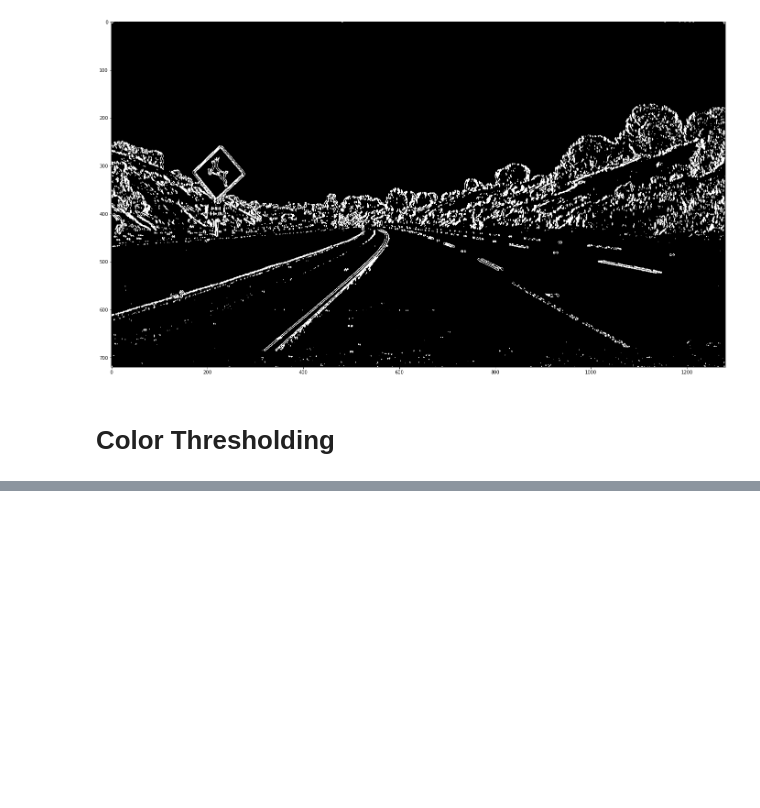
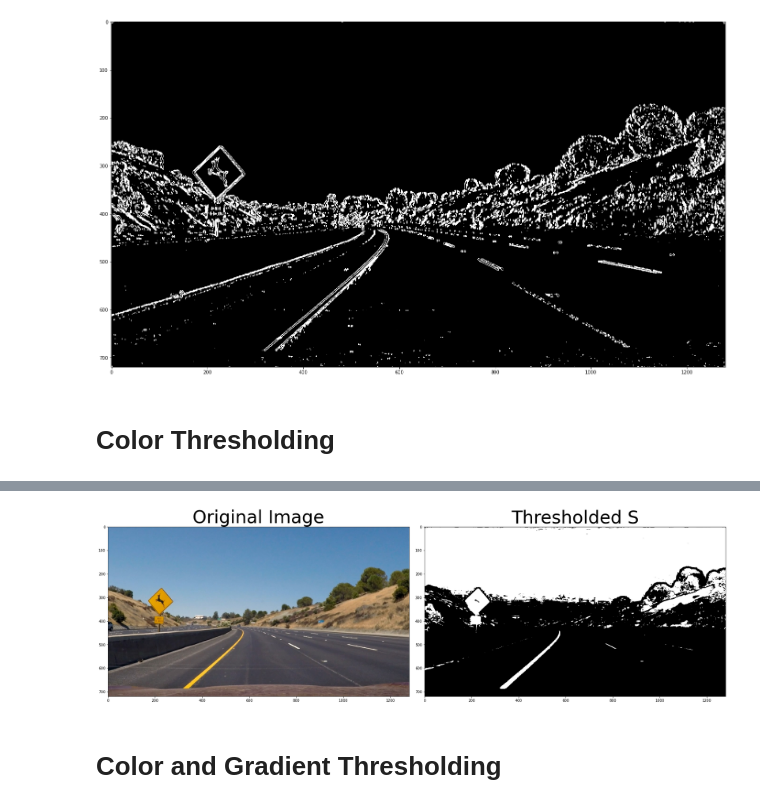
Before and after one commit to yurit04/SD-Car-Advanced-Lane-Lines-P2, a Jupyter notebook: advanced-lane-lines.ipynb, the cells around one changed output, grey strips where cells are left out. Drawn from its saved outputs; the diff is of its cells as text; code cells hidden in the pictures; blank space fills up the shorter version.

Commit message:
combine_color_gradient_and_thresholding

```diff
--- a/advanced-lane-lines.ipynb
+++ b/advanced-lane-lines.ipynb
@@ -146,3 +146,5 @@ plt.imshow(sxbinary, cmap='gray')
 [figure]
 # %% [markdown]
 # Color Thresholding
+# %%
+img = mpimg.imread('test_images/test2.jpg')
@@ -148,0 +156,26 @@ plt.imshow(sxbinary, cmap='gray')
+# %%
+def hls_select(img, thresh=(0, 255)):
+    # 1) Convert to HLS color space
+    # 2) Apply a threshold to the S channel
+    # 3) Return a binary image of threshold result
+    hls = cv2.cvtColor(img, cv2.COLOR_RGB2HLS)
+    s_channel = hls[:,:,2]
+    binary_output = np.zeros_like(s_channel)
+    binary_output[(s_channel > thresh[0]) & (s_channel <= thresh[1])] = 1
+    return binary_output
+
+# Optional TODO - tune the threshold to try to match the above image!
+hls_binary = hls_select(img, thresh=(90, 255))
+
+# Plot the result
+f, (ax1, ax2) = plt.subplots(1, 2, figsize=(24, 9))
+f.tight_layout()
+ax1.imshow(img)
+ax1.set_title('Original Image', fontsize=50)
+ax2.imshow(hls_binary, cmap='gray')
+ax2.set_title('Thresholded S', fontsize=50)
+plt.subplots_adjust(left=0., right=1, top=0.9, bottom=0.)
+# %% [output]
+[figure, added]
+# %% [markdown]
+# Color and Gradient Thresholding
```
Also changed, not shown: parts of 5 cells of this notebook.
